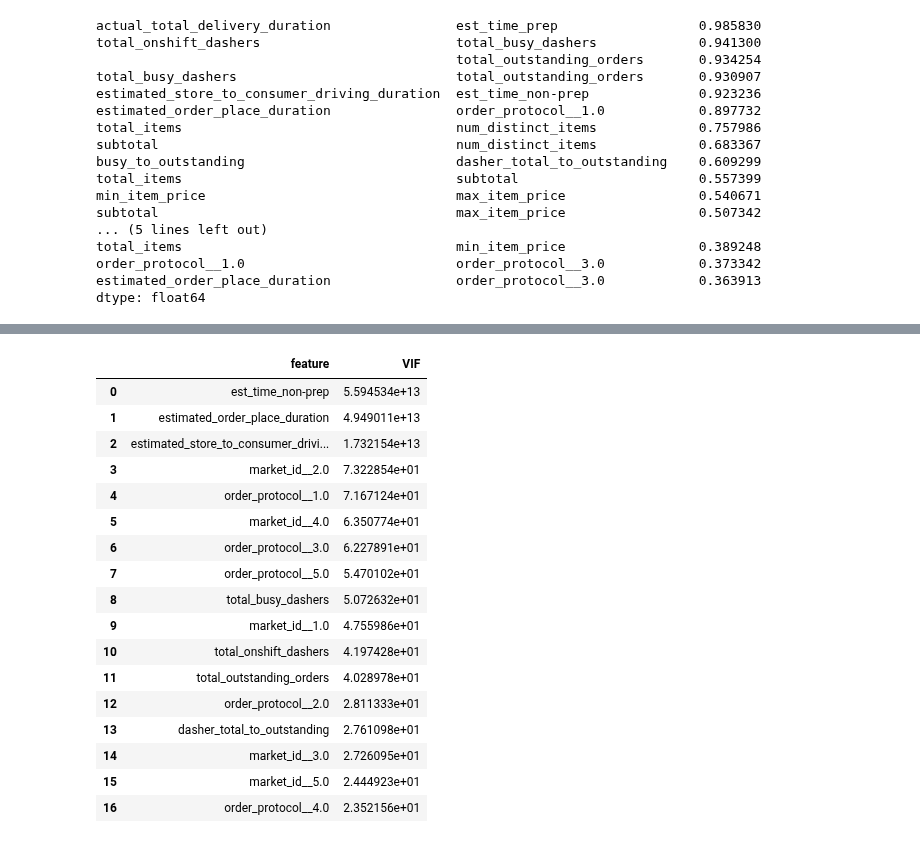
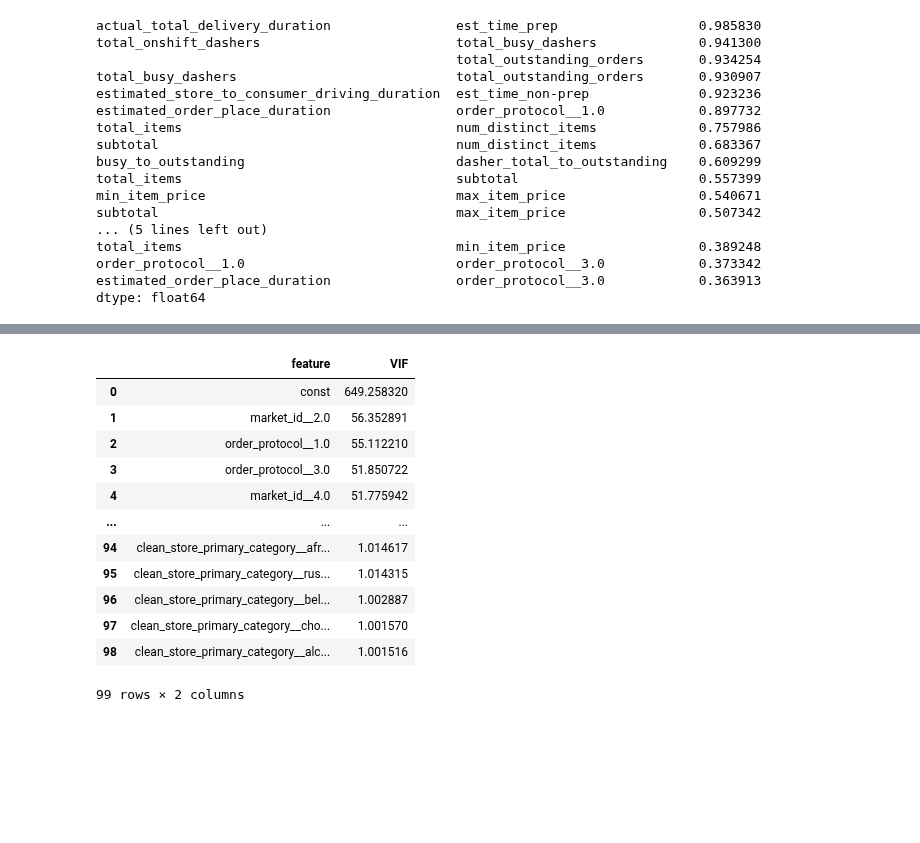
Before and after one commit to Tanag3r/stratascratch_projects, a Jupyter notebook: doordash_delivery_est/doordash_est.ipynb, the cells around one changed output, grey strips where cells are left out. Drawn from its saved outputs; the diff is of its cells as text; code cells hidden in the pictures; blank space fills up the shorter version.

```diff
--- a/doordash_delivery_est/doordash_est.ipynb
+++ b/doordash_delivery_est/doordash_est.ipynb
@@ -233,21 +258,16 @@ vif_table = calcVIF(feature_frame=train_df,target_feature='actual_total_delivery
-# %%
-vif_table[vif_table['VIF'] > 20]
-# %% [output]
-|  | feature | VIF |
-| 0 | est_time_non-prep | 5.594534e+13 |
-| 1 | estimated_order_place_duration | 4.949011e+13 |
-| 2 | estimated_store_to_consumer_drivi... | 1.732154e+13 |
-| 3 | market_id__2.0 | 7.322854e+01 |
-| 4 | order_protocol__1.0 | 7.167124e+01 |
-| 5 | market_id__4.0 | 6.350774e+01 |
-| 6 | order_protocol__3.0 | 6.227891e+01 |
-| 7 | order_protocol__5.0 | 5.470102e+01 |
-| 8 | total_busy_dashers | 5.072632e+01 |
-| 9 | market_id__1.0 | 4.755986e+01 |
-| 10 | total_onshift_dashers | 4.197428e+01 |
-| 11 | total_outstanding_orders | 4.028978e+01 |
-| 12 | order_protocol__2.0 | 2.811333e+01 |
-| 13 | dasher_total_to_outstanding | 2.761098e+01 |
-| 14 | market_id__3.0 | 2.726095e+01 |
-| 15 | market_id__5.0 | 2.444923e+01 |
-| 16 | order_protocol__4.0 | 2.352156e+01 |
+# %%
+removeFeature_VIF(feature_frame=train_df,target_feature='actual_total_delivery_duration')
+# %% [output]
+|  | feature | VIF |
+| 0 | const | 649.258320 |
+| 1 | market_id__2.0 | 56.352891 |
+| 2 | order_protocol__1.0 | 55.112210 |
+| 3 | order_protocol__3.0 | 51.850722 |
+| 4 | market_id__4.0 | 51.775942 |
+| ... | ... | ... |
+| 94 | clean_store_primary_category__afr... | 1.014617 |
+| 95 | clean_store_primary_category__rus... | 1.014315 |
+| 96 | clean_store_primary_category__bel... | 1.002887 |
+| 97 | clean_store_primary_category__cho... | 1.001570 |
+| 98 | clean_store_primary_category__alc... | 1.001516 |
+99 rows × 2 columns
```
Also changed, not shown: parts of 4 cells of this notebook.
